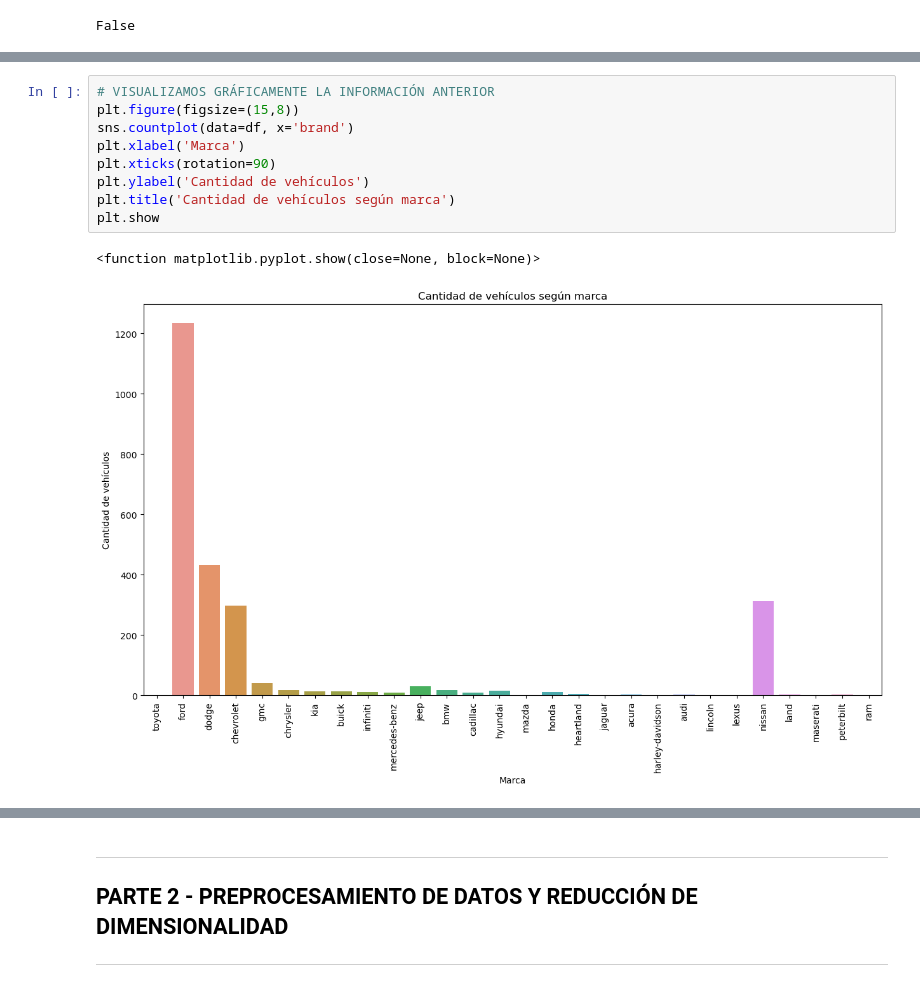
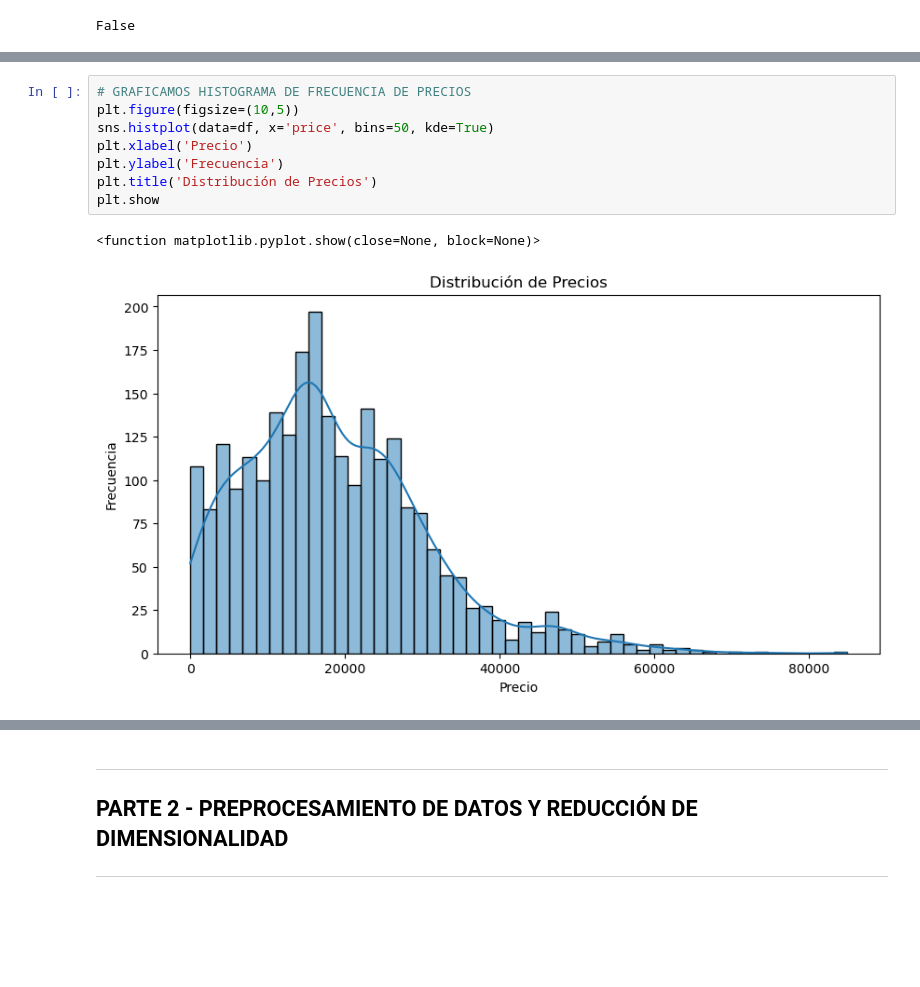
Before and after one commit to J-SALGADOM/IIA_Proyecto, a Jupyter notebook: IIA_Proyecto_Codigo.ipynb, the cells around one changed output, grey strips where cells are left out. Saved outputs shown, nothing was run; the diff lists cells and outputs as text; blank space fills up the shorter version.

```diff
--- a/IIA_Proyecto_Codigo.ipynb
+++ b/IIA_Proyecto_Codigo.ipynb
@@ -104,12 +92,11 @@ Name: count, dtype: int64
 # %%
-# VISUALIZAMOS GRÁFICAMENTE LA INFORMACIÓN ANTERIOR
-plt.figure(figsize=(15,8))
-sns.countplot(data=df, x='brand')
-plt.xlabel('Marca')
-plt.xticks(rotation=90)
-plt.ylabel('Cantidad de vehículos')
-plt.title('Cantidad de vehículos según marca')
+# GRAFICAMOS HISTOGRAMA DE FRECUENCIA DE PRECIOS
+plt.figure(figsize=(10,5))
+sns.histplot(data=df, x='price', bins=50, kde=True)
+plt.xlabel('Precio')
+plt.ylabel('Frecuencia')
+plt.title('Distribución de Precios')
 plt.show
 # %% [output]
 <function matplotlib.pyplot.show(close=None, block=None)>
-[figure, old version]
+[figure, new version]
```
Also changed, not shown: parts of 9 cells of this notebook.
